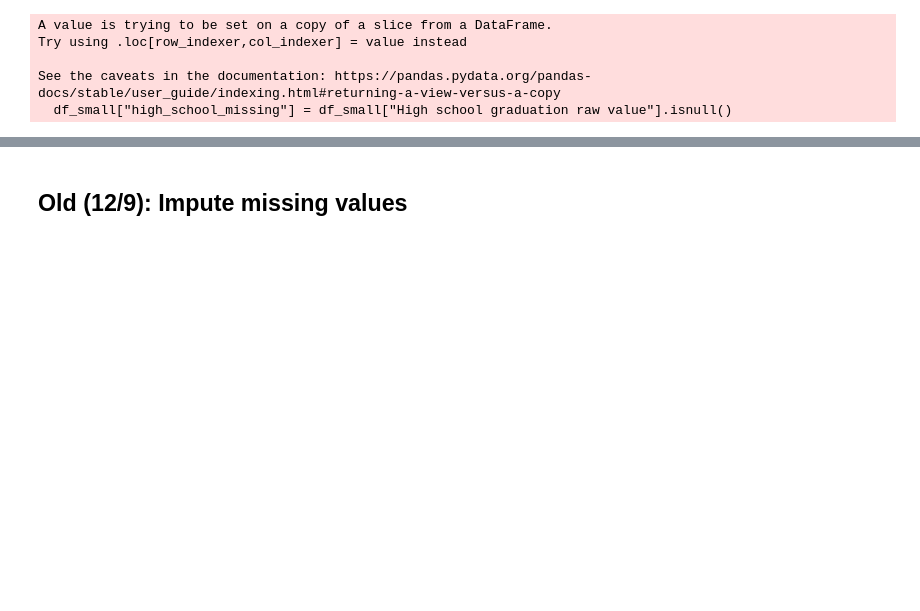
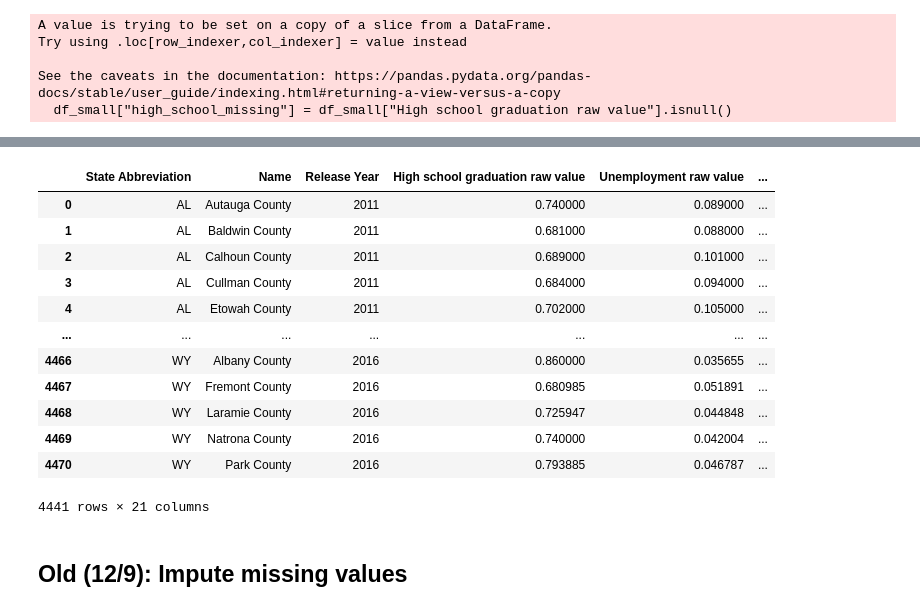
Before and after one commit to abhishekbabu/cse481ds-mental-health, a Jupyter notebook: notebooks/county_level/Matching Analysis/to-binary.ipynb, the cells around one changed output, grey strips where cells are left out. Saved outputs shown, nothing was run; the diff lists cells and outputs as text; code cells hidden in the pictures; blank space fills up the shorter version.

```diff
--- a/notebooks/county_level/Matching Analysis/to-binary.ipynb
+++ b/notebooks/county_level/Matching Analysis/to-binary.ipynb
@@ -189,5 +190,22 @@ print(covariates_smd)
 # %%
 df_non_miss = df_non_miss.iloc[:,:-1] # get rid of last col
+# %%
+df_non_miss = df_non_miss.dropna()
+df_non_miss
+# %% [output]
+|  | State Abbreviation | Name | Release Year | High school graduation raw value | Unemployment raw value | ... |
+| 0 | AL | Autauga County | 2011 | 0.740000 | 0.089000 | ... |
+| 1 | AL | Baldwin County | 2011 | 0.681000 | 0.088000 | ... |
+| 2 | AL | Calhoun County | 2011 | 0.689000 | 0.101000 | ... |
+| 3 | AL | Cullman County | 2011 | 0.684000 | 0.094000 | ... |
+| 4 | AL | Etowah County | 2011 | 0.702000 | 0.105000 | ... |
+| ... | ... | ... | ... | ... | ... | ... |
+| 4466 | WY | Albany County | 2016 | 0.860000 | 0.035655 | ... |
+| 4467 | WY | Fremont County | 2016 | 0.680985 | 0.051891 | ... |
+| 4468 | WY | Laramie County | 2016 | 0.725947 | 0.044848 | ... |
+| 4469 | WY | Natrona County | 2016 | 0.740000 | 0.042004 | ... |
+| 4470 | WY | Park County | 2016 | 0.793885 | 0.046787 | ... |
+4441 rows × 21 columns
 # %%
 # barely matters, so just output
 df_non_miss.to_csv('../../../data/processed_data/df_matching.csv', index=False)
```
Also changed, not shown: parts of 3 cells of this notebook, 1 other file.
